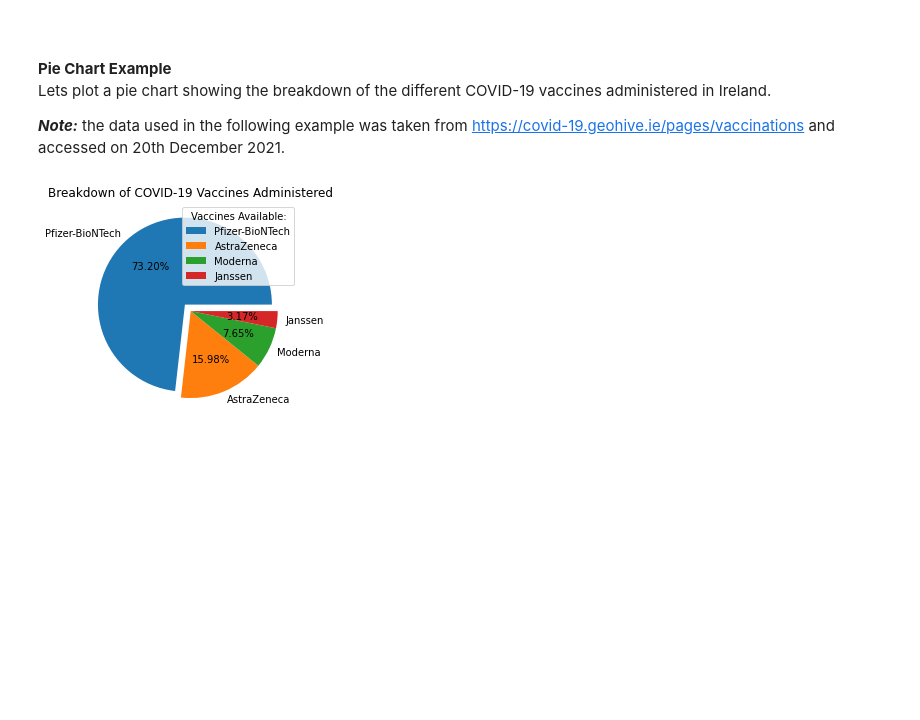
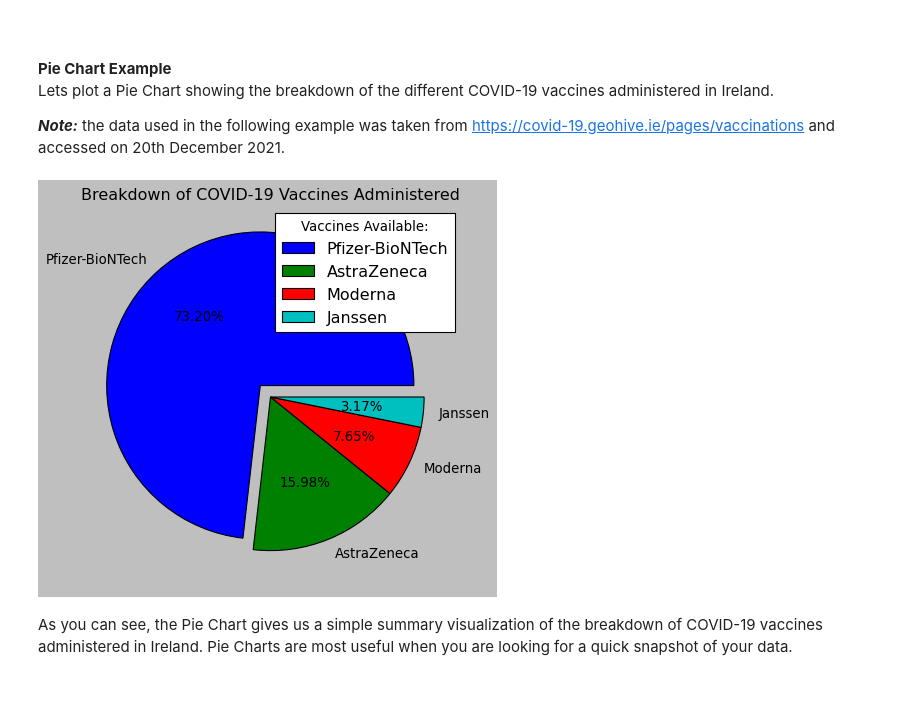
Before and after one commit to G00398258/fundsofda-assessment, a Jupyter notebook: pyplot.ipynb, the cells around one changed output. Drawn from its saved outputs; the diff is of its cells as text; code cells hidden in the pictures; blank space fills up the shorter version.

```diff
--- a/pyplot.ipynb
+++ b/pyplot.ipynb
@@ -125,26 +127,29 @@ A list of Text instances for the numeric labels. This will only be returned if t
 <br>
 # %% [markdown]
 **Pie Chart Example**
-Lets plot a pie chart showing the breakdown of the different COVID-19 vaccines administered in Ireland.
+Lets plot a Pie Chart showing the breakdown of the different COVID-19 vaccines administered in Ireland.
 
 _**Note:**_ the data used in the following example was taken from https://covid-19.geohive.ie/pages/vaccinations and accessed on 20th December 2021.
 # %%
-# Setting the data values & labels
+# Setting the data values, labels & style
 y = np.array([73.2, 15.98, 7.65, 3.17])
 mylabels = ["Pfizer-BioNTech", "AstraZeneca", "Moderna", "Janssen"]
+plt.style.use('classic')
 
 # Plot a pie chart listing values to 2 decimal places, using explode to make the biggest value (Pfizer) stand out
 plt.pie(y, labels = mylabels, explode=(0.1,0,0,0), autopct = '%.2f%%')
 
 # Adding a legend and title
 plt.legend(title = "Vaccines Available:")
 plt.title("Breakdown of COVID-19 Vaccines Administered")
 
 # Changing the figure size
 plt.rcParams['figure.figsize'] = (10,7)
 plt.show()
 # %% [output]
-[figure, old version]
+[figure, new version]
+# %% [markdown]
+As you can see, the Pie Chart gives us a simple summary visualization of the breakdown of COVID-19 vaccines administered in Ireland. Pie Charts are most useful when you are looking for a quick snapshot of your data.
 # %% [markdown]
 <br>
 # %% [markdown]
```
Also changed, not shown: parts of 33 cells of this notebook, 1 other file.
